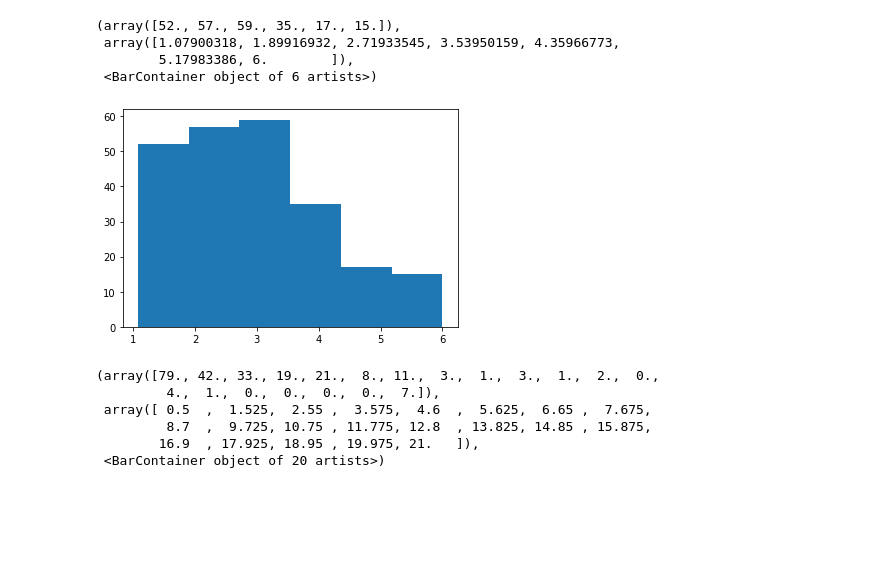
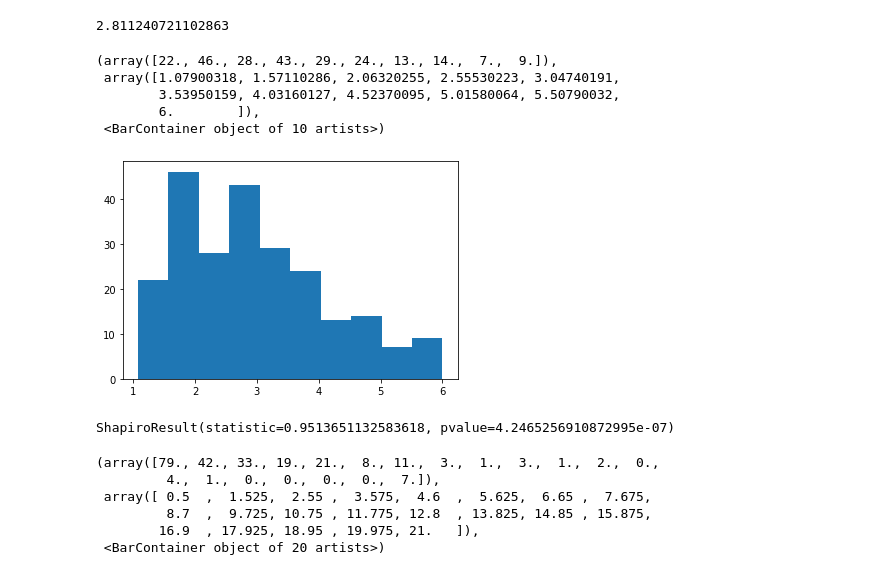
Before and after one commit to KsaweryKapela/Master-s_Study_Analysis, a Jupyter notebook: extreme_score_results.ipynb, the cells around one changed output. Cells and saved outputs as stored; diff of their text form; code cells hidden in the pictures; blank space fills up the shorter version.

Commit message:
Getting essential statistics

```diff
--- a/extreme_score_results.ipynb
+++ b/extreme_score_results.ipynb
@@ -9,11 +12,22 @@ df_no_outliers = df[df.weekly_minutes < 500]
+# %%
+df.extreme_score.median()
+# %% [output]
+2.811240721102863
 # %%
-plt.hist(sorted(df.extreme_score), bins=6)
+plt.hist(df.extreme_score, bins=10)
 # %% [output]
-(array([52., 57., 59., 35., 17., 15.]),
- array([1.07900318, 1.89916932, 2.71933545, 3.53950159, 4.35966773,
-        5.17983386, 6.        ]),
- <BarContainer object of 6 artists>)
+(array([22., 46., 28., 43., 29., 24., 13., 14.,  7.,  9.]),
+ array([1.07900318, 1.57110286, 2.06320255, 2.55530223, 3.04740191,
+        3.53950159, 4.03160127, 4.52370095, 5.01580064, 5.50790032,
+        6.        ]),
+ <BarContainer object of 10 artists>)
-[figure, old version]
+[figure, new version]
+# %%
+from scipy import stats
+
+stats.shapiro(df.extreme_score)
+# %% [output]
+ShapiroResult(statistic=0.9513651132583618, pvalue=4.2465256910872995e-07)
 # %%
 plt.hist(sorted(df.weekly_session), bins=20)
 # %% [output]
```
Also changed, not shown: parts of 5 cells of this notebook.
